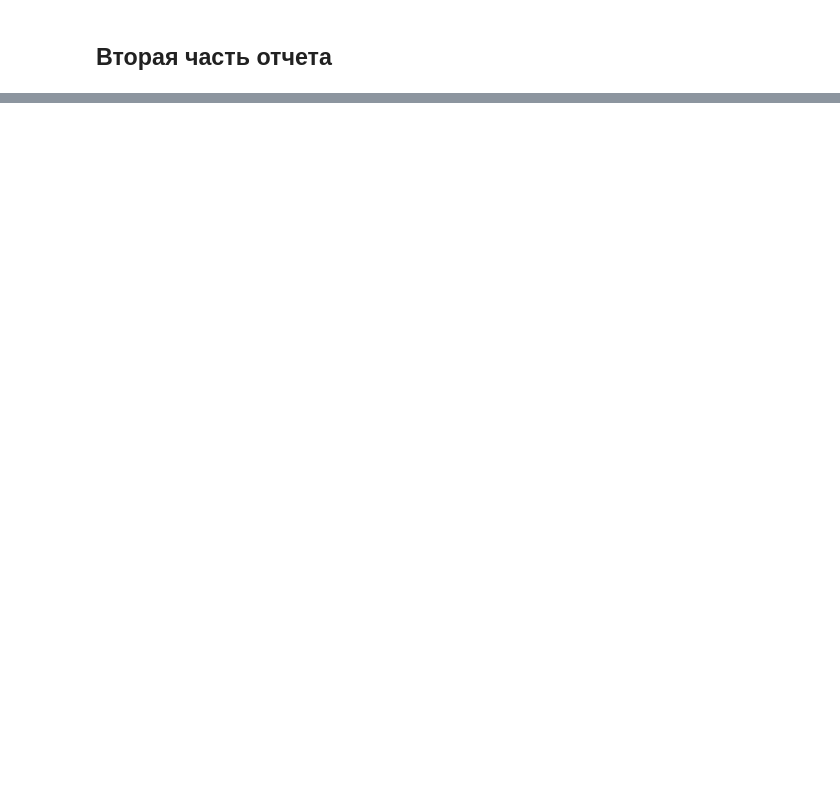
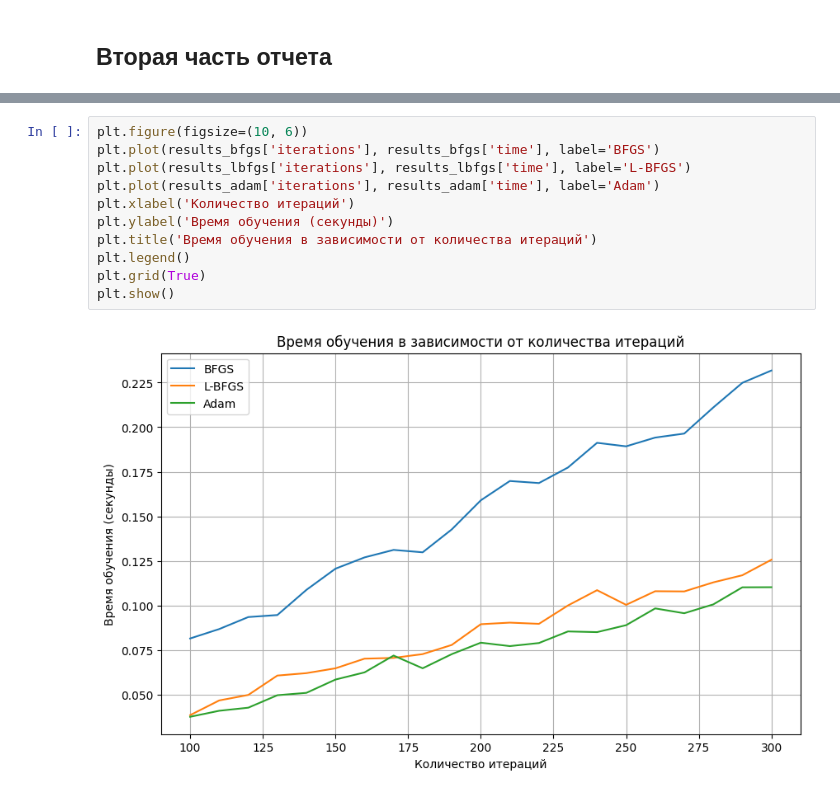
Before and after one commit to slikyumsh/MOMO, a Jupyter notebook: Lab2/report2.ipynb, the cells around one changed output, grey strips where cells are left out. Cells and saved outputs as stored; diff of their text form; blank space fills up the shorter version.

```diff
--- a/Lab2/report2.ipynb
+++ b/Lab2/report2.ipynb
@@ -90,0 +145,13 @@ accuracy_score(model2.predict(X_test), y_test)
+# %%
+plt.figure(figsize=(10, 6))
+plt.plot(results_bfgs['iterations'], results_bfgs['time'], label='BFGS')
+plt.plot(results_lbfgs['iterations'], results_lbfgs['time'], label='L-BFGS')
+plt.plot(results_adam['iterations'], results_adam['time'], label='Adam')
+plt.xlabel('Количество итераций')
+plt.ylabel('Время обучения (секунды)')
+plt.title('Время обучения в зависимости от количества итераций')
+plt.legend()
+plt.grid(True)
+plt.show()
+# %% [output]
+[figure, added]
```
Also changed, not shown: parts of 12 cells of this notebook, 1 other file.
